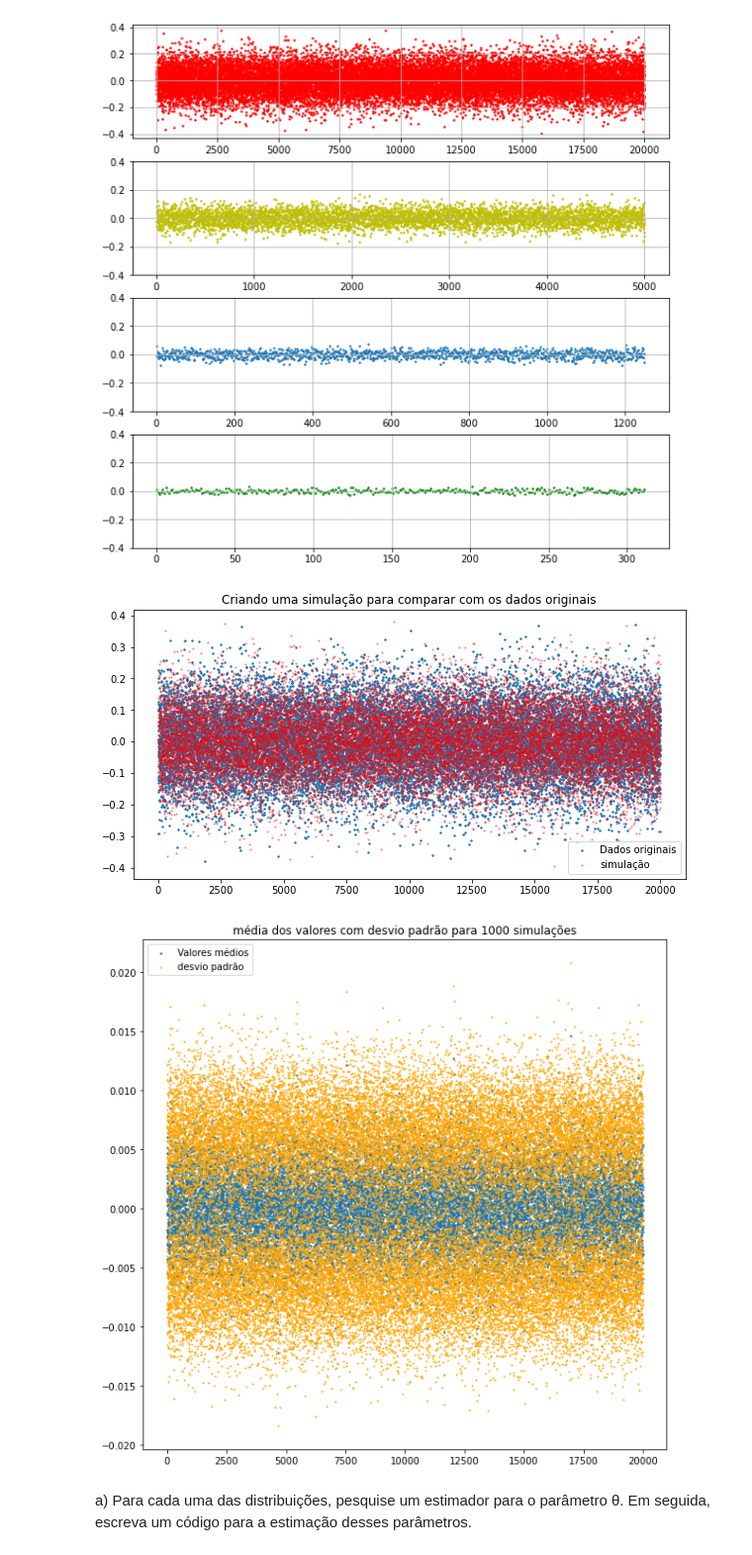
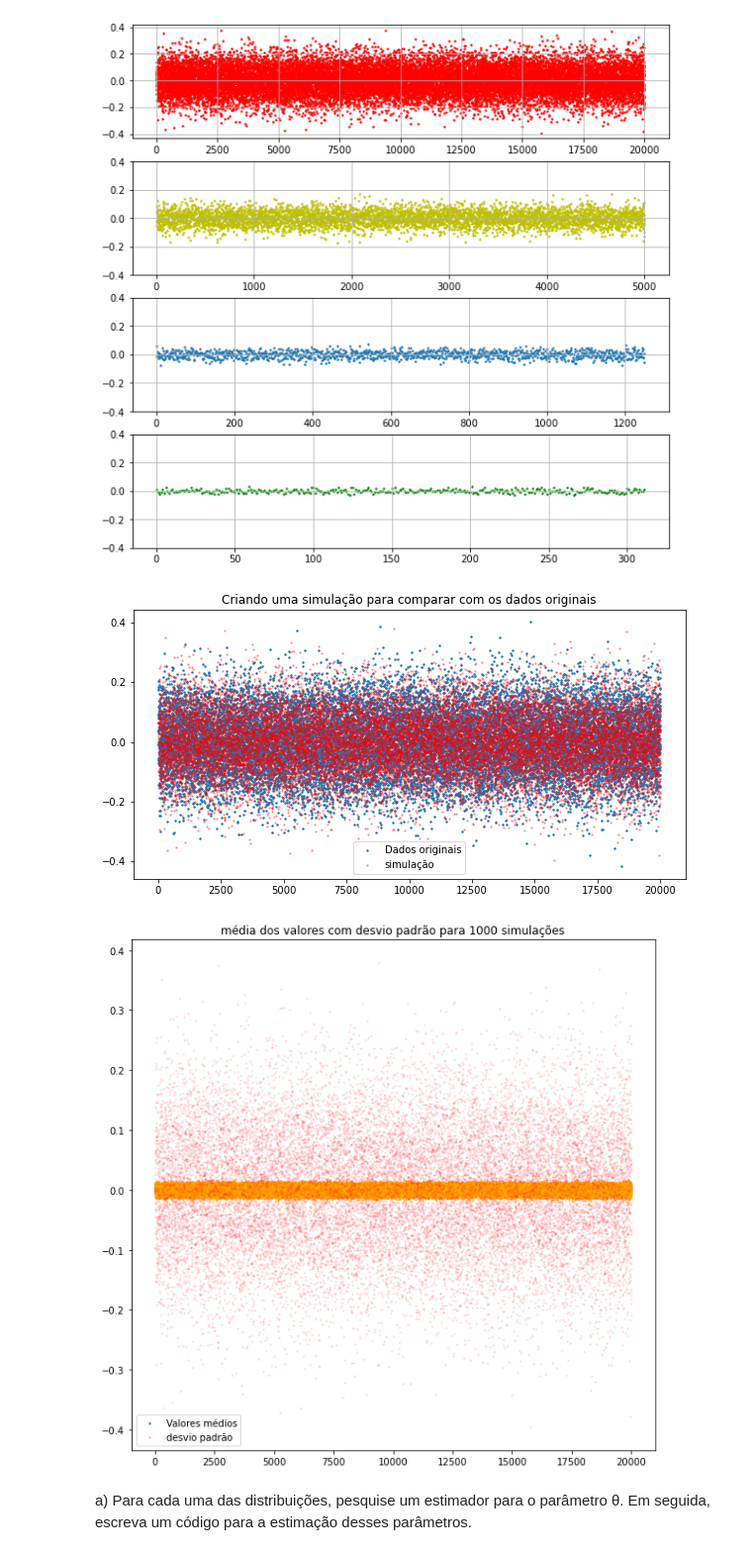
Before and after one commit to gaiogreg/projetos-lets-code, a Jupyter notebook: Projeto6/Projeto6.ipynb, the cells around one changed output. Shown at 99% size. Drawn from its saved outputs; the diff is of its cells as text; code cells hidden in the pictures.

```diff
--- a/Projeto6/Projeto6.ipynb
+++ b/Projeto6/Projeto6.ipynb
@@ -99,7 +122,7 @@ axs4.grid()
 [figure]
 # %%
 def forecast_constant(loc, n, scale=1.0):
-  return loc + np.random.normal(0, scale, n)
+  return loc + np.random.normal(loc, scale, n)
 # %%
 X_forecast = []
 np_forecast = np.array(forecast_constant(mean_, len(df_base), std_ ))
@@ -115,7 +138,7 @@ plt.scatter(df_base.index, df_base, s=2, c='r', alpha= 0.3)
 plt.title('Criando uma simulação para comparar com os dados originais')
 plt.legend(['Dados originais','simulação']);
 # %% [output]
-[figure, old version]
+[figure, new version]
 # %%
 X_forecast = []
 for i in range(1000):
@@ -130,12 +153,13 @@ conf_tests = 1.96*std_/np.sqrt(1000)
 # %%
 plt.figure(figsize=(10,10))
 plt.scatter(pd.DataFrame(mean_tests).index, mean_tests, s= 2)
 plt.scatter(pd.DataFrame(mean_tests).index, mean_tests + conf_tests, s=1,color='orange')
 plt.scatter(pd.DataFrame(mean_tests).index, mean_tests - conf_tests, s=1,color='orange');
+plt.scatter(df_base.index, df_base, s=2, c='r', alpha=0.1)
 plt.title('média dos valores com desvio padrão para 1000 simulações');
 plt.legend(['Valores médios','desvio padrão']);
 # %% [output]
-[figure, old version]
+[figure, new version]
 # %% [markdown]
 a) Para cada uma das distribuições, pesquise um estimador para o parâmetro θ. Em seguida,
 escreva um código para a estimação desses parâmetros.
```
Also changed, not shown: parts of 4 cells of this notebook.
